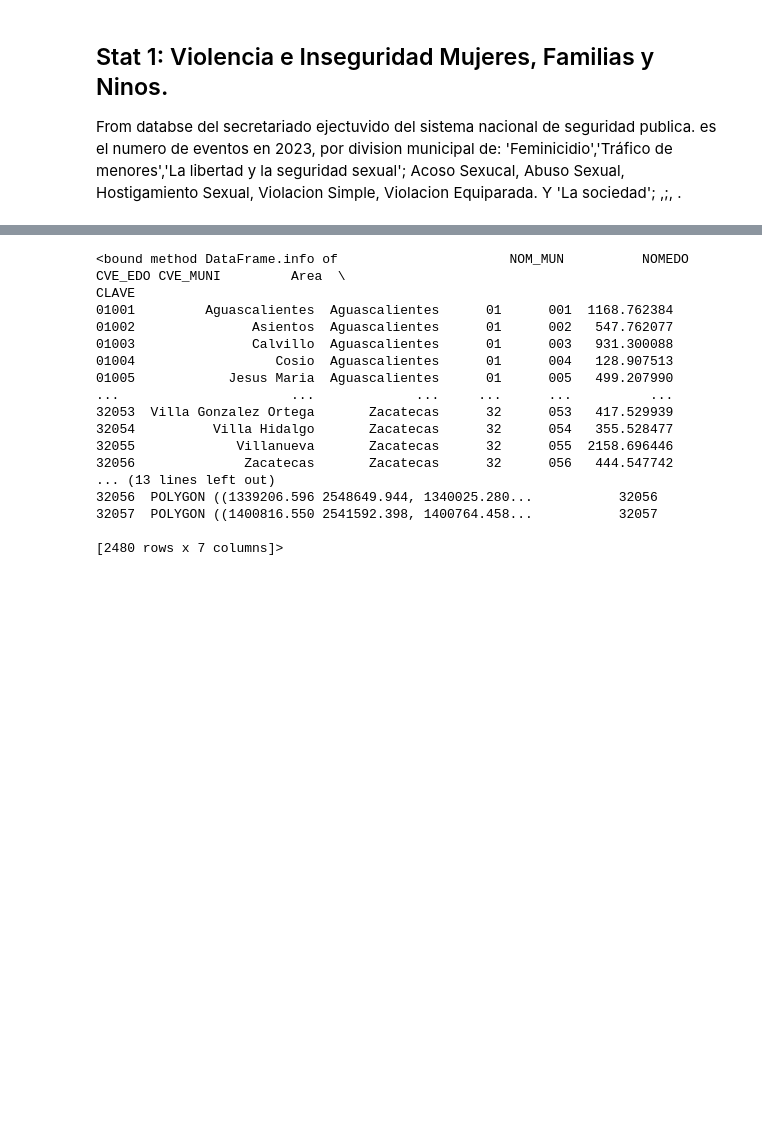
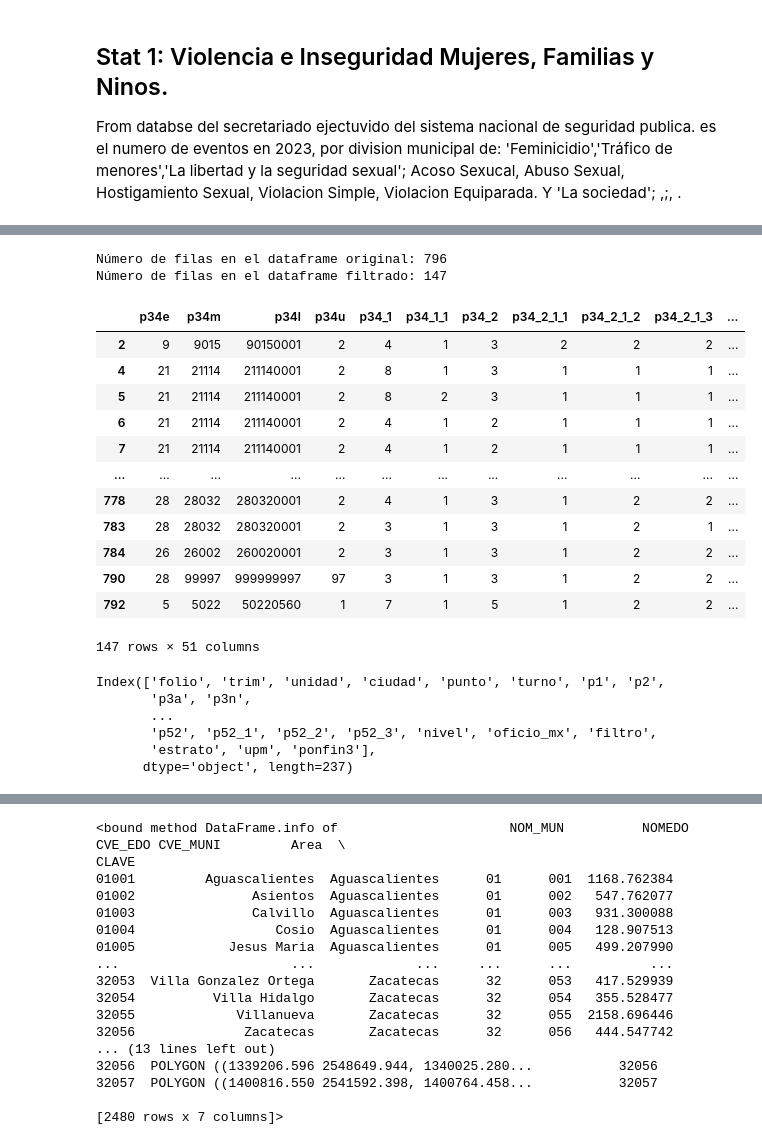
Before and after one commit to puriarter21/Mapa_Migracion_Irregular_Mexico, a Jupyter notebook: 1. Mapas/1. Mapas/Metodo_1/areas/areas and risk zone.ipynb, the cells around one changed output, grey strips where cells are left out. Drawn from its saved outputs; the diff is of its cells as text; code cells hidden in the pictures; blank space fills up the shorter version.

```diff
--- a/1. Mapas/1. Mapas/Metodo_1/areas/areas and risk zone.ipynb
+++ b/1. Mapas/1. Mapas/Metodo_1/areas/areas and risk zone.ipynb
@@ -93,0 +205,2 @@ risk2023['Violencia_normalizada'] = (risk2023['Violencia'] - min_val) / (max_val
+# %%
+dicc = pd.read_csv("C:\\Users\puria\\Mapa_Migracion_Irregular_Mexico\\1. Mapas\\3.datos\\2. datos_estadisticos\\3. risks\\EMIF-Devueltos\\DMXGT_Valores_2022.csv")
@@ -93,0 +236,3 @@ risk2023['Violencia_normalizada'] = (risk2023['Violencia'] - min_val) / (max_val
+# %%
+# Realizar el join para agregar la columna 'municipio_' a emifdev_filtrado basado en 'cvemunic'
+emifdev_filtrado = emifdev_filtrado.merge(risk2023[['cvemunic', 'municipio_']], on='cvemunic', how='left')
@@ -93,0 +251,24 @@ risk2023['Violencia_normalizada'] = (risk2023['Violencia'] - min_val) / (max_val
+# %%
+# Crear un dataframe con el conteo de apariciones de cada 'cvemunic'
+valores_emif = emifdev_filtrado.groupby(['cvemunic', 'municipio_']).size().reset_index(name='frec_app')
+
+# Crear las columnas 'p34_2:4frec' y 'p34_2:5frec'
+valores_emif['p34_2:4frec'] = emifdev_filtrado[emifdev_filtrado['p34_2'] == 4].groupby('cvemunic').size().reindex(valores_emif['cvemunic'], fill_value=0).values
+valores_emif['p34_2:5frec'] = emifdev_filtrado[emifdev_filtrado['p34_2'] == 5].groupby('cvemunic').size().reindex(valores_emif['cvemunic'], fill_value=0).values
+
+# Calcular 'p34_2_score'
+valores_emif['p34_2_score'] = valores_emif['p34_2:4frec'] * 30 + valores_emif['p34_2:5frec'] * 70
+
+# Crear las columnas 'p34_3_0_1frec', 'p34_3_0_2frec', 'p34_3_0_3frec', 'p34_3_0_4frec'
+for col in ['p34_3_0_1', 'p34_3_0_2', 'p34_3_0_3', 'p34_3_0_4']:
+    valores_emif[col + 'frec'] = emifdev_filtrado[emifdev_filtrado[col] == 1].groupby('cvemunic').size().reindex(valores_emif['cvemunic'], fill_value=0).values
+
+# Calcular 'p34_3_score'
+valores_emif['p34_3_score'] = valores_emif[['p34_3_0_1frec', 'p34_3_0_2frec', 'p34_3_0_3frec', 'p34_3_0_4frec']].sum(axis=1) * 25
+
+# Crear las columnas 'p34_5_1frec', 'p34_5_2frec', 'p34_5_3frec', 'p34_5_4frec', 'p34_5_5frec', 'p34_5_6frec', 'p34_5_7frec'
+for col in ['p34_5_1', 'p34_5_2', 'p34_5_3', 'p34_5_4', 'p34_5_5', 'p34_5_6', 'p34_5_7']:
+    valores_emif[col + 'frec'] = emifdev_filtrado[emifdev_filtrado[col] == 2].groupby('cvemunic').size().reindex(valores_emif['cvemunic'], fill_value=0).values
+
+# Calcular 'p34_5_score'
+valores_emif['p34_5_score'] = valores_emif[['p34_5_1frec', 'p34_5_2frec', 'p34_5_3frec', 'p34_5_4frec', 'p34_5_5frec', 'p34_5_6frec', 'p34_5_7frec']].sum(axis=1) * 14.28
@@ -94 +324,42 @@ risk2023['Violencia_normalizada'] = (risk2023['Violencia'] - min_val) / (max_val
+# %%
+# Filtrar las columnas que comienzan con 'p34_3'
+columnas_p34_3 = [col for col in emifdev1_filtrado.columns if col.startswith('p34_3')]
+
+# Crear una máscara booleana para filtrar las filas que tienen el valor '1' en cualquiera de las columnas p34_3
+mask = emifdev1_filtrado[columnas_p34_3].eq(1).any(axis=1)
+
+# Filtrar el dataframe utilizando la máscara
+emifdev1_filtrado_1 = emifdev1_filtrado[mask]
+
+# Verificar el número de filas en el dataframe original y el filtrado
+print(f"Número de filas en el dataframe original: {emifdev1_filtrado.shape[0]}")
+print(f"Número de filas en el dataframe filtrado: {emifdev1_filtrado_1.shape[0]}")
+# %% [output]
+Número de filas en el dataframe original: 796
+Número de filas en el dataframe filtrado: 147
+# %%
+emifdev1_filtrado_1
+# %% [output]
+|  | p34e | p34m | p34l | p34u | p34_1 | p34_1_1 | p34_2 | p34_2_1_1 | p34_2_1_2 | p34_2_1_3 | ... |
+| 2 | 9 | 9015 | 90150001 | 2 | 4 | 1 | 3 | 2 | 2 | 2 | ... |
+| 4 | 21 | 21114 | 211140001 | 2 | 8 | 1 | 3 | 1 | 1 | 1 | ... |
+| 5 | 21 | 21114 | 211140001 | 2 | 8 | 2 | 3 | 1 | 1 | 1 | ... |
+| 6 | 21 | 21114 | 211140001 | 2 | 4 | 1 | 2 | 1 | 1 | 1 | ... |
+| 7 | 21 | 21114 | 211140001 | 2 | 4 | 1 | 2 | 1 | 1 | 1 | ... |
+| ... | ... | ... | ... | ... | ... | ... | ... | ... | ... | ... | ... |
+| 778 | 28 | 28032 | 280320001 | 2 | 4 | 1 | 3 | 1 | 2 | 2 | ... |
+| 783 | 28 | 28032 | 280320001 | 2 | 3 | 1 | 3 | 1 | 2 | 1 | ... |
+| 784 | 26 | 26002 | 260020001 | 2 | 3 | 1 | 3 | 1 | 2 | 2 | ... |
+| 790 | 28 | 99997 | 999999997 | 97 | 3 | 1 | 3 | 1 | 2 | 2 | ... |
+| 792 | 5 | 5022 | 50220560 | 1 | 7 | 1 | 5 | 1 | 2 | 2 | ... |
+147 rows × 51 columns
+# %%
+emifdev1.columns
+# %% [output]
+Index(['folio', 'trim', 'unidad', 'ciudad', 'punto', 'turno', 'p1', 'p2',
+       'p3a', 'p3n',
+       ...
+       'p52', 'p52_1', 'p52_2', 'p52_3', 'nivel', 'oficio_mx', 'filtro',
+       'estrato', 'upm', 'ponfin3'],
+      dtype='object', length=237)
 # %%
```
Also changed, not shown: parts of 32 cells of this notebook, 12 other files.
